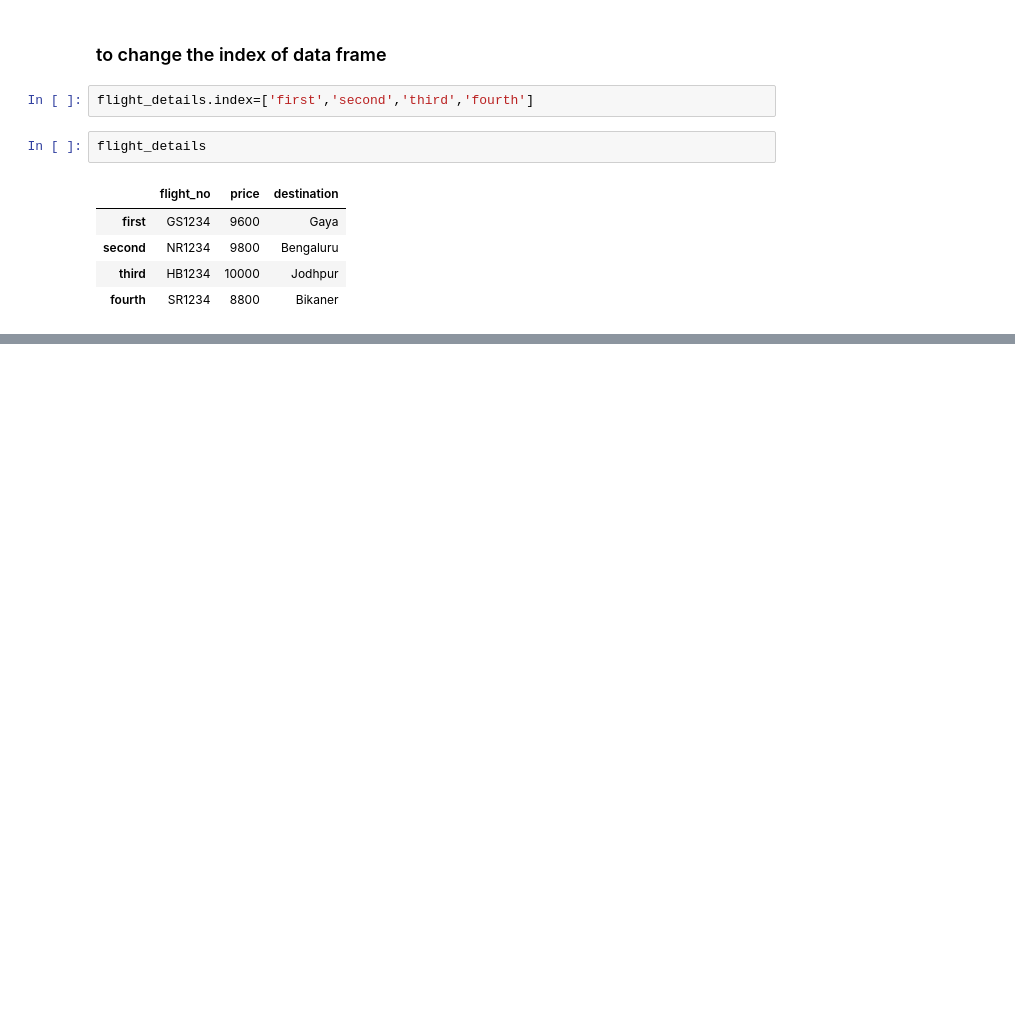
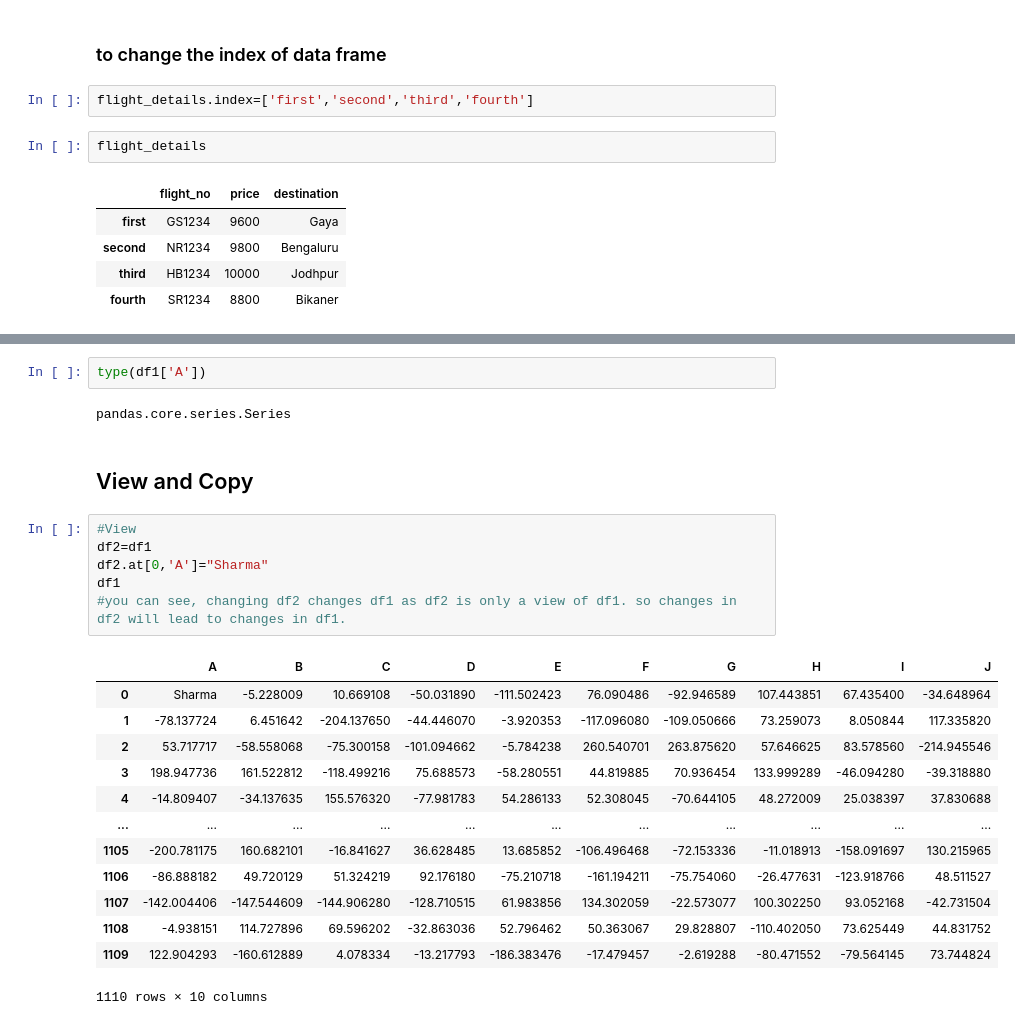
Before and after one commit to Gaurav560/HandsOnMachineLearning, a Jupyter notebook: com/telusko/Pandas/workbook.ipynb, the cells around one changed output, grey strips where cells are left out. Cells and saved outputs as stored; diff of their text form; blank space fills up the shorter version.

Commit message:
shallow vs deep copy

```diff
--- a/com/telusko/Pandas/workbook.ipynb
+++ b/com/telusko/Pandas/workbook.ipynb
@@ -261,0 +307,26 @@ flight_details
+# %%
+type(df1['A'])
+# %% [output]
+pandas.core.series.Series
+# %% [markdown]
+## View and Copy
+# %%
+#View
+df2=df1
+df2.at[0,'A']="Sharma"
+df1
+#you can see, changing df2 changes df1 as df2 is only a view of df1. so changes in df2 will lead to changes in df1.
+# %% [output]
+|  | A | B | C | D | E | F | G | H | I | J |
+| 0 | Sharma | -5.228009 | 10.669108 | -50.031890 | -111.502423 | 76.090486 | -92.946589 | 107.443851 | 67.435400 | -34.648964 |
+| 1 | -78.137724 | 6.451642 | -204.137650 | -44.446070 | -3.920353 | -117.096080 | -109.050666 | 73.259073 | 8.050844 | 117.335820 |
+| 2 | 53.717717 | -58.558068 | -75.300158 | -101.094662 | -5.784238 | 260.540701 | 263.875620 | 57.646625 | 83.578560 | -214.945546 |
+| 3 | 198.947736 | 161.522812 | -118.499216 | 75.688573 | -58.280551 | 44.819885 | 70.936454 | 133.999289 | -46.094280 | -39.318880 |
+| 4 | -14.809407 | -34.137635 | 155.576320 | -77.981783 | 54.286133 | 52.308045 | -70.644105 | 48.272009 | 25.038397 | 37.830688 |
+| ... | ... | ... | ... | ... | ... | ... | ... | ... | ... | ... |
+| 1105 | -200.781175 | 160.682101 | -16.841627 | 36.628485 | 13.685852 | -106.496468 | -72.153336 | -11.018913 | -158.091697 | 130.215965 |
+| 1106 | -86.888182 | 49.720129 | 51.324219 | 92.176180 | -75.210718 | -161.194211 | -75.754060 | -26.477631 | -123.918766 | 48.511527 |
+| 1107 | -142.004406 | -147.544609 | -144.906280 | -128.710515 | 61.983856 | 134.302059 | -22.573077 | 100.302250 | 93.052168 | -42.731504 |
+| 1108 | -4.938151 | 114.727896 | 69.596202 | -32.863036 | 52.796462 | 50.363067 | 29.828807 | -110.402050 | 73.625449 | 44.831752 |
+| 1109 | 122.904293 | -160.612889 | 4.078334 | -13.217793 | -186.383476 | -17.479457 | -2.619288 | -80.471552 | -79.564145 | 73.744824 |
+1110 rows × 10 columns
```
Also changed, not shown: parts of 16 cells of this notebook.
